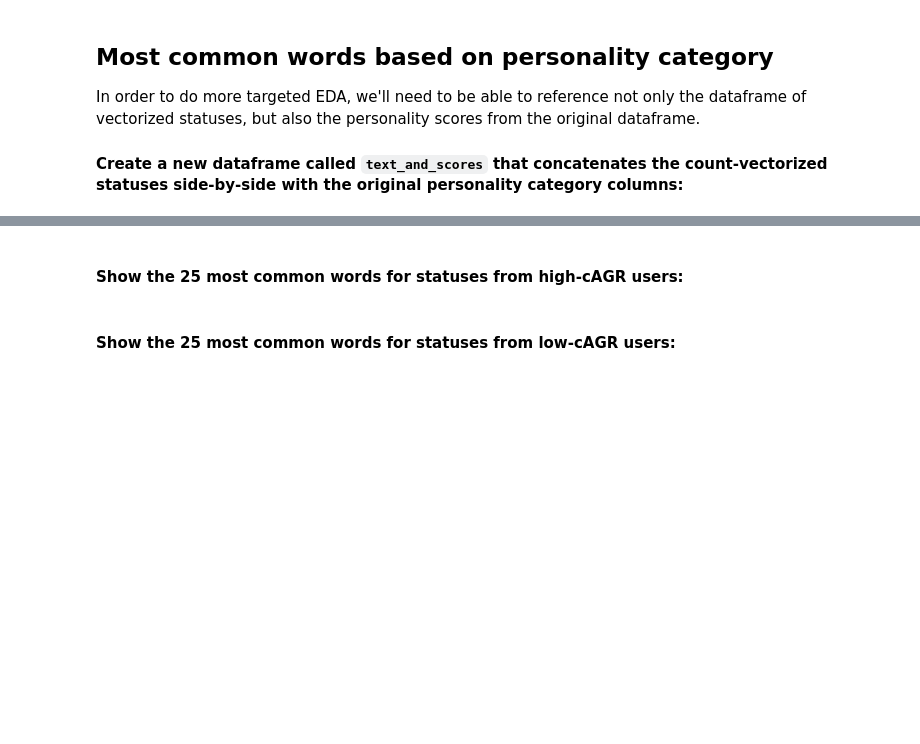
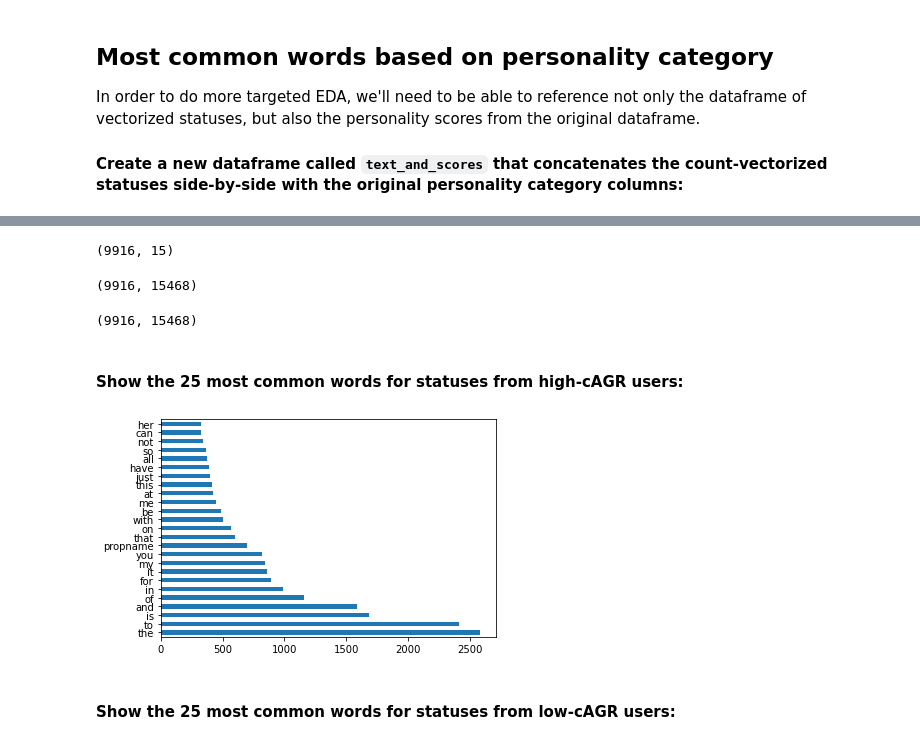
Before and after one commit to msamhz/GA-Lessons, a Jupyter notebook: 5_02-lab-nlp-eda/starter-code.ipynb, the cells around one changed output, grey strips where cells are left out. Cells and saved outputs as stored; diff of their text form; code cells hidden in the pictures; blank space fills up the shorter version.

```diff
--- a/5_02-lab-nlp-eda/starter-code.ipynb
+++ b/5_02-lab-nlp-eda/starter-code.ipynb
@@ -587,4 +592,29 @@ In order to do more targeted EDA, we'll need to be able to reference not only th
+# %%
+df.shape
+# %% [output]
+(9916, 15)
+# %%
+ X.shape
+# %% [output]
+(9916, 15468)
+# %%
+X.todense().shape
+# %% [output]
+(9916, 15468)
+# %%
+text_and_scores = pd.DataFrame(
+    X.todense(),
+    columns = cvec.get_feature_names()
+)
+
+text_and_scores = pd.concat((text_and_scores, df[['sEXT', 'sNEU', 'sAGR', 'sCON', 'sOPN', 'cEXT',
+       'cNEU', 'cAGR', 'cCON', 'cOPN']]), axis = 1)
 # %% [markdown]
 #### Show the 25 most common words for statuses from high-cAGR users:
+# %%
+text_and_scores[text_and_scores['cAGR'] == 1].drop(columns = ['sEXT', 'sNEU', 'sAGR', 'sCON', 'sOPN', 'cEXT',
+       'cNEU','cAGR', 'cCON', 'cOPN']).sum().sort_values(ascending=False).head(25).plot(kind='barh');
+# %% [output]
+[figure, added]
 # %% [markdown]
 #### Show the 25 most common words for statuses from low-cAGR users:
```
Also changed, not shown: parts of 10 cells of this notebook, 1 other file.
